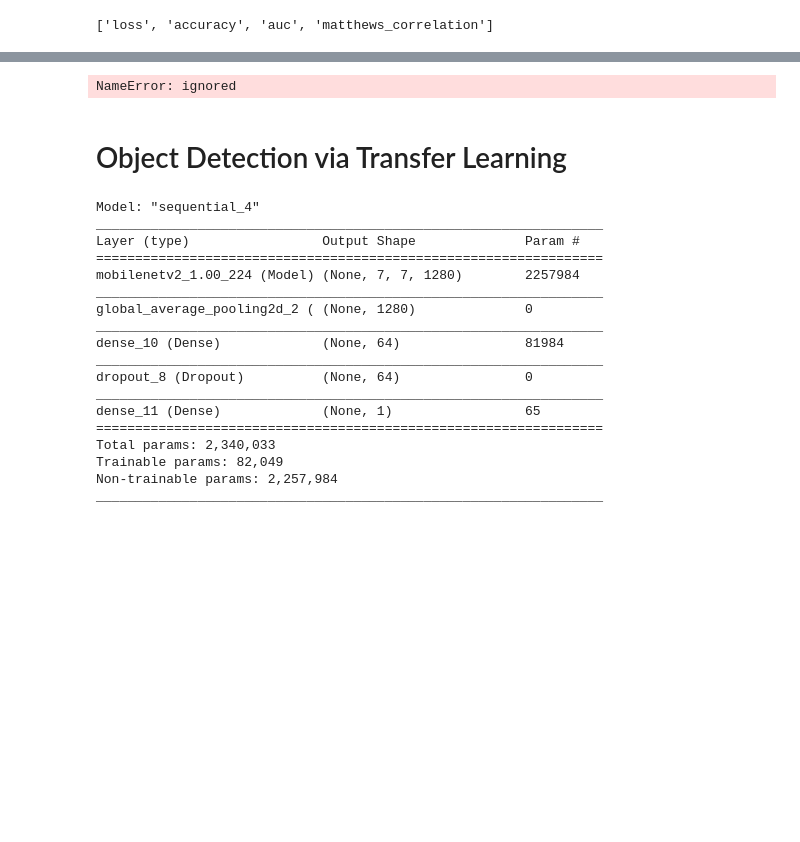
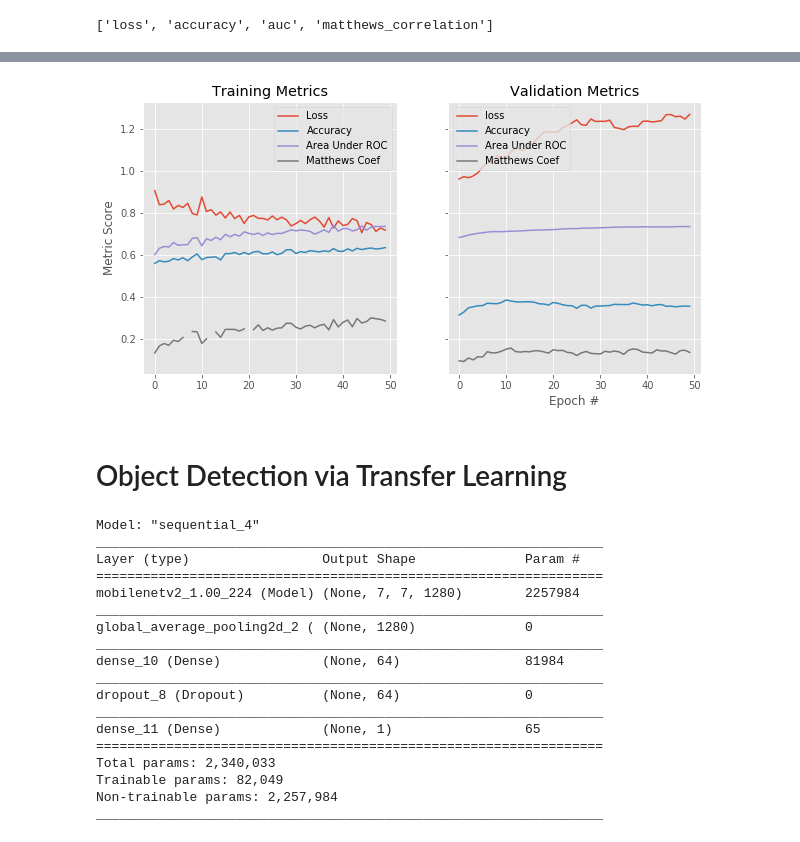
Before and after one commit to chrisoyer/sidewalk_deep-learning, a Jupyter notebook: Image_classification.ipynb, the cells around one changed output, grey strips where cells are left out. Saved outputs shown, nothing was run; the diff lists cells and outputs as text; code cells hidden in the pictures; blank space fills up the shorter version.

```diff
--- a/Image_classification.ipynb
+++ b/Image_classification.ipynb
@@ -246,7 +246,7 @@ conv_model.add(Flatten())
 conv_model.add(Dense(64, activation='relu'))
 conv_model.add(BatchNormalization())
 conv_model.add(Dropout(0.5))
-conv_model.add(Dense(32, activation='relu'))
+conv_model.add(Dense(16, activation='relu'))
 conv_model.add(BatchNormalization())
 conv_model.add(Dropout(0.5))
 conv_model.add(Dense(1, activation='sigmoid'))
@@ -284,7 +284,7 @@ else:
     save_model_path = os.path.expanduser(r'~/Google Drive/thinkful/colab_datasets/sidewalk_data/models/conv_classif_weights.hdf5')
 
 cp = ModelCheckpoint(filepath=save_model_path,
-                              monitor='matthews_correlation',
+                              monitor='val_matthews_correlation',
                               save_best_only=True,
                               mode='max',
                               verbose=1)
@@ -302,9 +320,9 @@ conv_history = conv_model.fit_generator(
+# %%
+history_plotter(history=conv_history, n_epochs=50, plot_validation=True)
+# %% [output]
+[figure, added]
 # %%
 conv_model.load_weights(save_model_path)
-# %%
-history_plotter(history=conv_history, plot_validation=True)
-# %% [output]
-NameError: ignored
 # %% [markdown]
 # Object Detection via Transfer Learning
 # %%
```
Also changed, not shown: parts of 11 cells of this notebook.
